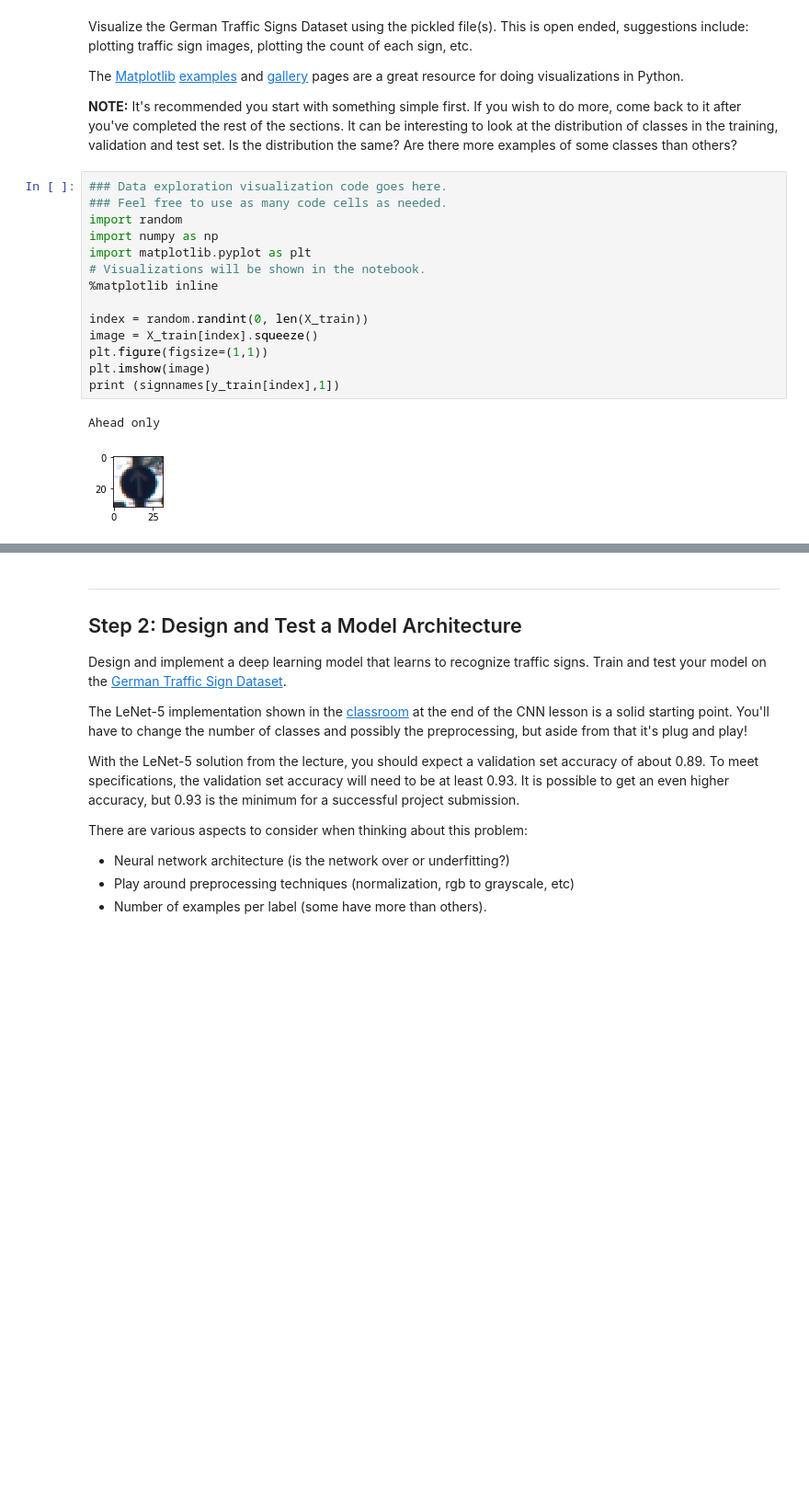
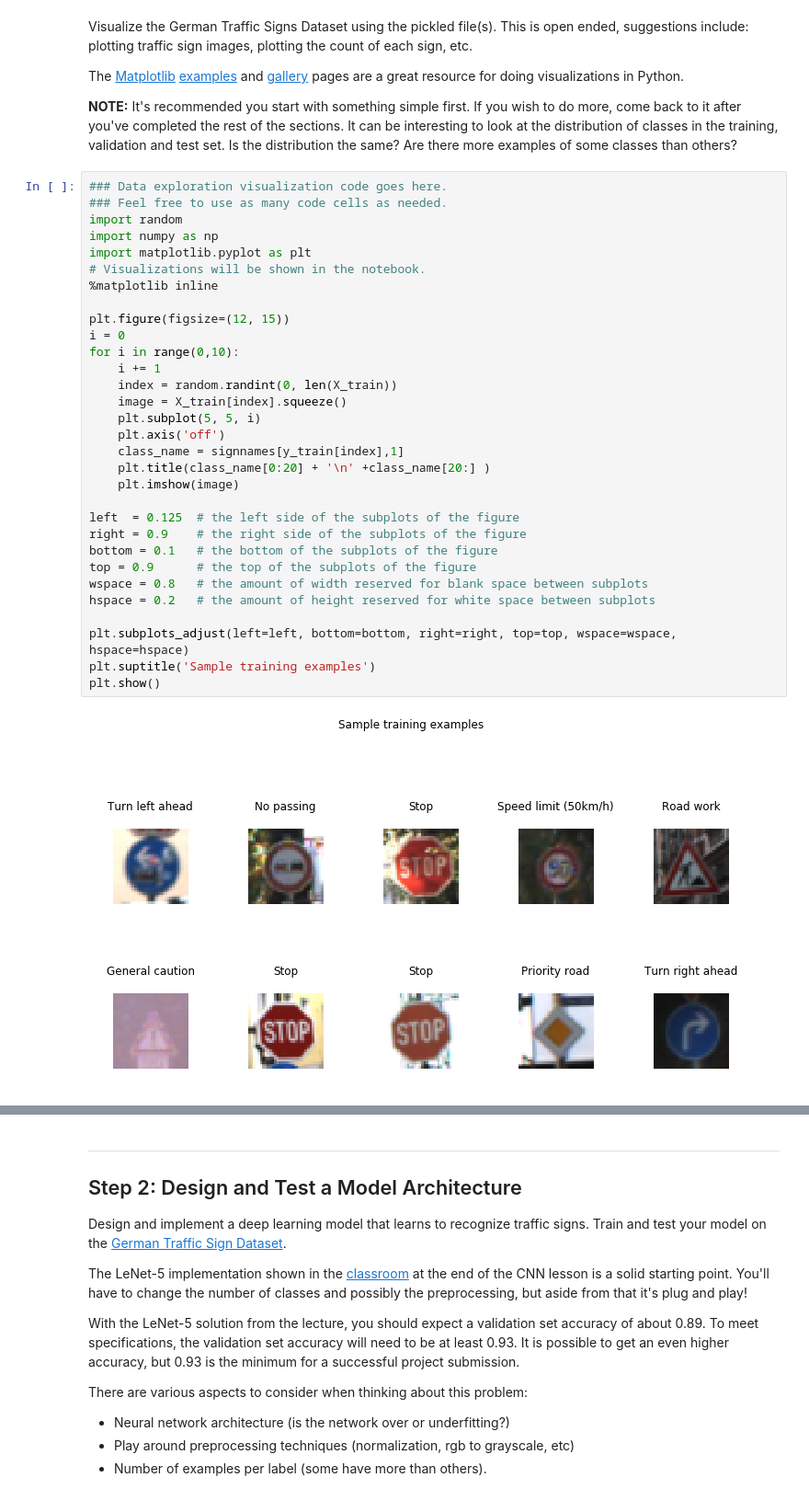
Before and after one commit to cristianku/CarND-Traffic-Sign-Classifier-Project, a Jupyter notebook: Traffic_Sign_Classifier.ipynb, the cells around one changed output, grey strips where cells are left out. Shown at 92% size. Drawn from its saved outputs; the diff is of its cells as text; blank space fills up the shorter version.

```diff
--- a/Traffic_Sign_Classifier.ipynb
+++ b/Traffic_Sign_Classifier.ipynb
@@ -106,20 +111,36 @@ Visualize the German Traffic Signs Dataset using the pickled file(s). This is op
 The [Matplotlib](http://matplotlib.org/) [examples](http://matplotlib.org/examples/index.html) and [gallery](http://matplotlib.org/gallery.html) pages are a great resource for doing visualizations in Python.
 
 **NOTE:** It's recommended you start with something simple first. If you wish to do more, come back to it after you've completed the rest of the sections. It can be interesting to look at the distribution of classes in the training, validation and test set. Is the distribution the same? Are there more examples of some classes than others?
-# %%
-### Data exploration visualization code goes here.
-### Feel free to use as many code cells as needed.
-import random
-import numpy as np
-import matplotlib.pyplot as plt
-# Visualizations will be shown in the notebook.
-%matplotlib inline
-
-index = random.randint(0, len(X_train))
-image = X_train[index].squeeze()
-plt.figure(figsize=(1,1))
-plt.imshow(image)
-print (signnames[y_train[index],1])
-# %% [output]
-Ahead only
-[figure, removed]
+# %%
+### Data exploration visualization code goes here.
+### Feel free to use as many code cells as needed.
+import random
+import numpy as np
+import matplotlib.pyplot as plt
+# Visualizations will be shown in the notebook.
+%matplotlib inline
+
+plt.figure(figsize=(12, 15))
+i = 0
+for i in range(0,10):
+    i += 1
+    index = random.randint(0, len(X_train))
+    image = X_train[index].squeeze()
+    plt.subplot(5, 5, i)
+    plt.axis('off')
+    class_name = signnames[y_train[index],1]
+    plt.title(class_name[0:20] + '\n' +class_name[20:] )
+    plt.imshow(image)
+
+left  = 0.125  # the left side of the subplots of the figure
+right = 0.9    # the right side of the subplots of the figure
+bottom = 0.1   # the bottom of the subplots of the figure
+top = 0.9      # the top of the subplots of the figure
+wspace = 0.8   # the amount of width reserved for blank space between subplots
+hspace = 0.2   # the amount of height reserved for white space between subplots
+
+plt.subplots_adjust(left=left, bottom=bottom, right=right, top=top, wspace=wspace, hspace=hspace)
+plt.suptitle('Sample training examples')
+plt.show()
+# %% [output]
+[figure, added]
```
Also changed, not shown: parts of 18 cells of this notebook, 6 other files.
